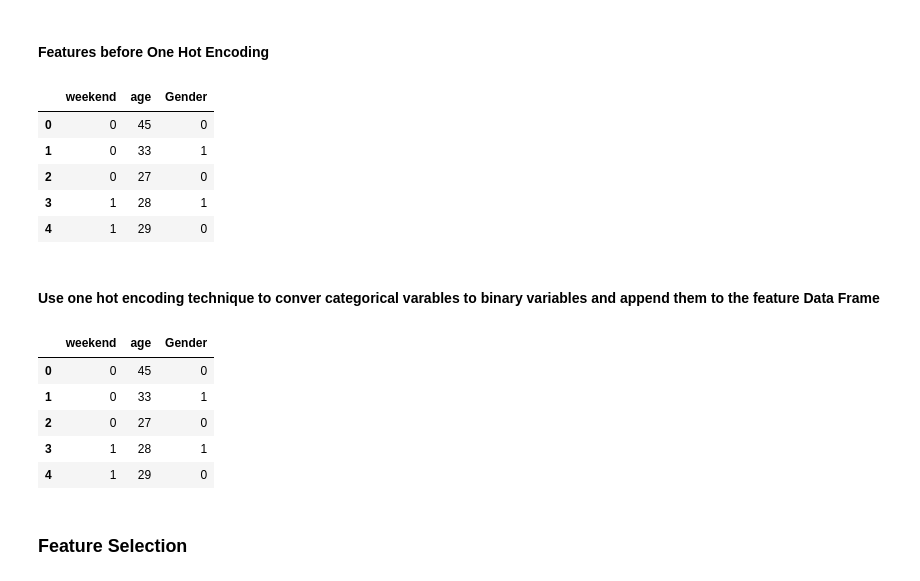
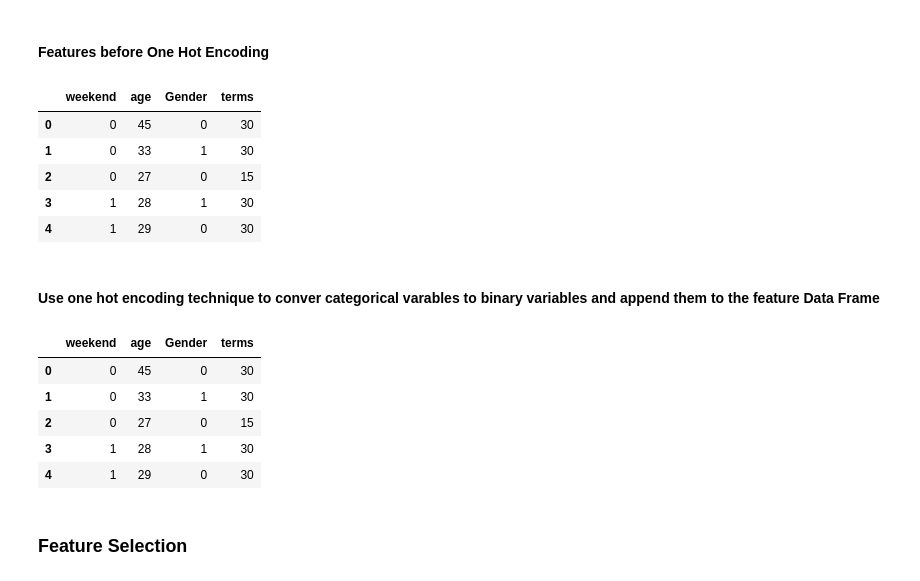
Before and after one commit to alineholzwarth/coursera_capstone_project, a Jupyter notebook: Coursera_Proj_Notebook.ipynb, the cells around one changed output. Cells and saved outputs as stored; diff of their text form; code cells hidden in the pictures.

```diff
--- a/Coursera_Proj_Notebook.ipynb
+++ b/Coursera_Proj_Notebook.ipynb
@@ -295,31 +323,31 @@ Name: loan_status, dtype: float64
 # %% [markdown]
 #### Features before One Hot Encoding
 # %%
-df[['weekend','age','Gender']].head()
+df[['weekend','age','Gender', 'terms']].head()
 # %% [output]
-|  | weekend | age | Gender |
-| 0 | 0 | 45 | 0 |
-| 1 | 0 | 33 | 1 |
-| 2 | 0 | 27 | 0 |
-| 3 | 1 | 28 | 1 |
-| 4 | 1 | 29 | 0 |
+|  | weekend | age | Gender | terms |
+| 0 | 0 | 45 | 0 | 30 |
+| 1 | 0 | 33 | 1 | 30 |
+| 2 | 0 | 27 | 0 | 15 |
+| 3 | 1 | 28 | 1 | 30 |
+| 4 | 1 | 29 | 0 | 30 |
 # %% [markdown]
 #### Use one hot encoding technique to conver categorical varables to binary variables and append them to the feature Data Frame
 # %%
-Feature = df[['weekend','age','Gender']]
+Feature = df[['weekend','age','Gender', 'terms']]
 
-# Tried without age and performance was better keeping it
+# Tried without age, and performance was better with it; So keeping it
 
 # Feature = pd.concat([Feature,pd.get_dummies(df['education'])], axis=1)
 # Feature.drop(['Master or Above'], axis = 1,inplace=True)
 Feature.head()
 # %% [output]
-|  | weekend | age | Gender |
-| 0 | 0 | 45 | 0 |
-| 1 | 0 | 33 | 1 |
-| 2 | 0 | 27 | 0 |
-| 3 | 1 | 28 | 1 |
-| 4 | 1 | 29 | 0 |
+|  | weekend | age | Gender | terms |
+| 0 | 0 | 45 | 0 | 30 |
+| 1 | 0 | 33 | 1 | 30 |
+| 2 | 0 | 27 | 0 | 15 |
+| 3 | 1 | 28 | 1 | 30 |
+| 4 | 1 | 29 | 0 | 30 |
 # %% [markdown]
 ### Feature Selection
 # %% [markdown]
```
Also changed, not shown: parts of 36 cells of this notebook.
